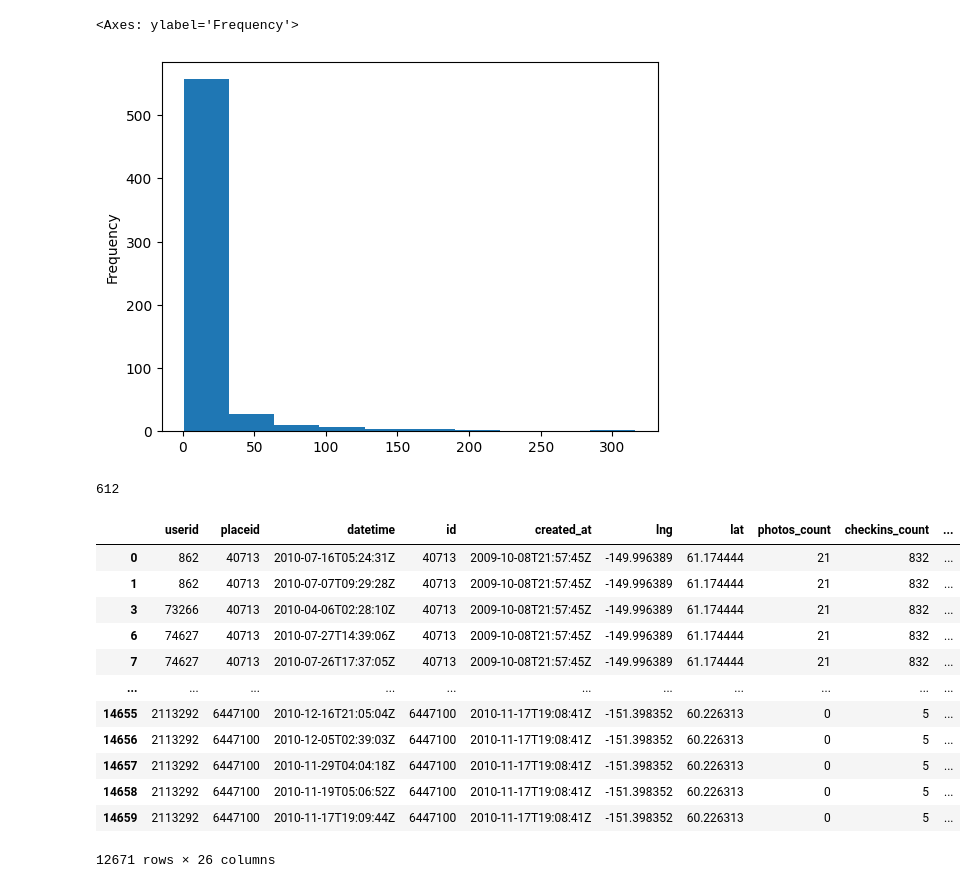
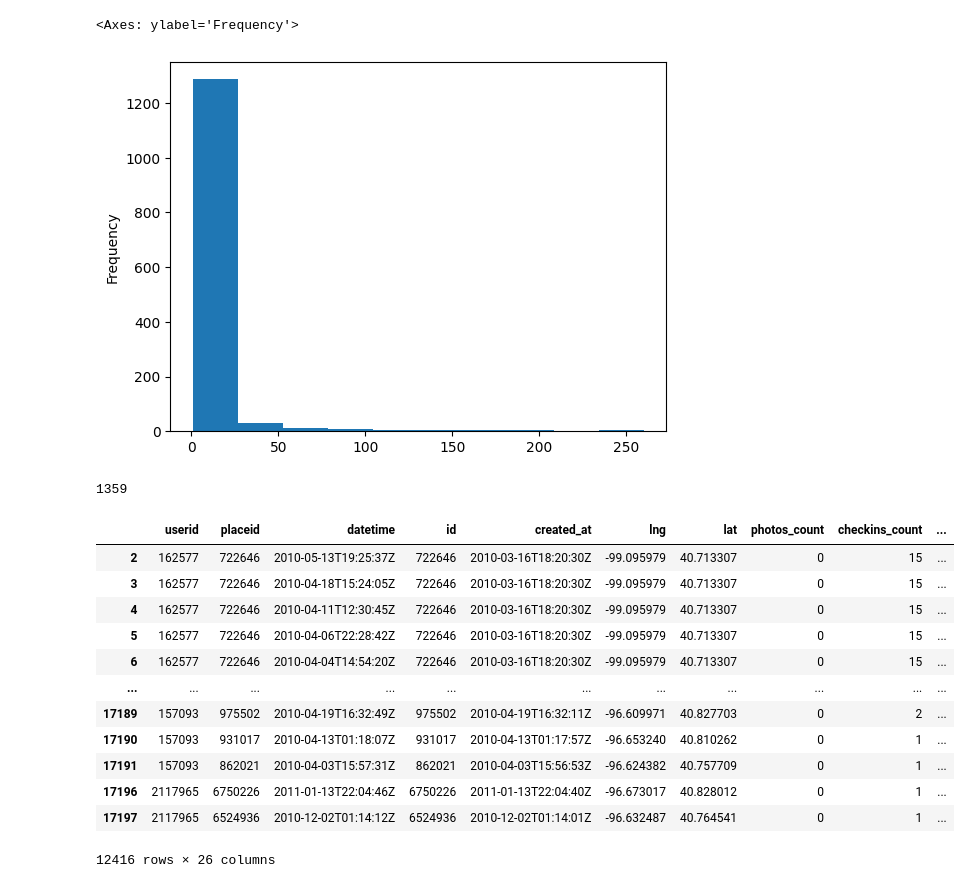
Before and after one commit to alvaroags/LP-BERT, a Jupyter notebook: data/preprocess.ipynb, the cells around one changed output. Cells and saved outputs as stored; diff of their text form; code cells hidden in the pictures.

```diff
--- a/data/preprocess.ipynb
+++ b/data/preprocess.ipynb
@@ -5,7 +5,7 @@ import geopandas
 import shapely
 from matplotlib import pyplot as plt
 # %%
-name_csv = "checkins_Alaska.csv"
+name_csv = "checkins_Nebraska.csv"
 # %%
 df = pd.read_csv("./checkins_separated/"+name_csv)
 # %%
@@ -79,30 +63,30 @@ df
 df.groupby("userid")["rank"].max().plot(kind="hist", bins=10)
 # %% [output]
 <Axes: ylabel='Frequency'>
-[figure, old version]
+[figure, new version]
 # %%
 df["userid"].nunique()
 # %% [output]
-612
+1359
 # %%
 
 train = df.copy()
-train = df[df["userid"].isin((df.groupby("userid")["rank"].max().sort_values(ascending=False).reset_index().query("rank >= 7").userid.tolist()))]
+train = df[df["userid"].isin((df.groupby("userid")["rank"].max().sort_values(ascending=False).reset_index().query("rank >= 13").userid.tolist()))]
 train
 # %% [output]
 |  | userid | placeid | datetime | id | created_at | lng | lat | photos_count | checkins_count | ... |
-| 0 | 862 | 40713 | 2010-07-16T05:24:31Z | 40713 | 2009-10-08T21:57:45Z | -149.996389 | 61.174444 | 21 | 832 | ... |
-| 1 | 862 | 40713 | 2010-07-07T09:29:28Z | 40713 | 2009-10-08T21:57:45Z | -149.996389 | 61.174444 | 21 | 832 | ... |
-| 3 | 73266 | 40713 | 2010-04-06T02:28:10Z | 40713 | 2009-10-08T21:57:45Z | -149.996389 | 61.174444 | 21 | 832 | ... |
-| 6 | 74627 | 40713 | 2010-07-27T14:39:06Z | 40713 | 2009-10-08T21:57:45Z | -149.996389 | 61.174444 | 21 | 832 | ... |
-| 7 | 74627 | 40713 | 2010-07-26T17:37:05Z | 40713 | 2009-10-08T21:57:45Z | -149.996389 | 61.174444 | 21 | 832 | ... |
+| 2 | 162577 | 722646 | 2010-05-13T19:25:37Z | 722646 | 2010-03-16T18:20:30Z | -99.095979 | 40.713307 | 0 | 15 | ... |
+| 3 | 162577 | 722646 | 2010-04-18T15:24:05Z | 722646 | 2010-03-16T18:20:30Z | -99.095979 | 40.713307 | 0 | 15 | ... |
+| 4 | 162577 | 722646 | 2010-04-11T12:30:45Z | 722646 | 2010-03-16T18:20:30Z | -99.095979 | 40.713307 | 0 | 15 | ... |
+| 5 | 162577 | 722646 | 2010-04-06T22:28:42Z | 722646 | 2010-03-16T18:20:30Z | -99.095979 | 40.713307 | 0 | 15 | ... |
+| 6 | 162577 | 722646 | 2010-04-04T14:54:20Z | 722646 | 2010-03-16T18:20:30Z | -99.095979 | 40.713307 | 0 | 15 | ... |
 | ... | ... | ... | ... | ... | ... | ... | ... | ... | ... | ... |
-| 14655 | 2113292 | 6447100 | 2010-12-16T21:05:04Z | 6447100 | 2010-11-17T19:08:41Z | -151.398352 | 60.226313 | 0 | 5 | ... |
-| 14656 | 2113292 | 6447100 | 2010-12-05T02:39:03Z | 6447100 | 2010-11-17T19:08:41Z | -151.398352 | 60.226313 | 0 | 5 | ... |
-| 14657 | 2113292 | 6447100 | 2010-11-29T04:04:18Z | 6447100 | 2010-11-17T19:08:41Z | -151.398352 | 60.226313 | 0 | 5 | ... |
-| 14658 | 2113292 | 6447100 | 2010-11-19T05:06:52Z | 6447100 | 2010-11-17T19:08:41Z | -151.398352 | 60.226313 | 0 | 5 | ... |
-| 14659 | 2113292 | 6447100 | 2010-11-17T19:09:44Z | 6447100 | 2010-11-17T19:08:41Z | -151.398352 | 60.226313 | 0 | 5 | ... |
+| 17189 | 157093 | 975502 | 2010-04-19T16:32:49Z | 975502 | 2010-04-19T16:32:11Z | -96.609971 | 40.827703 | 0 | 2 | ... |
+| 17190 | 157093 | 931017 | 2010-04-13T01:18:07Z | 931017 | 2010-04-13T01:17:57Z | -96.653240 | 40.810262 | 0 | 1 | ... |
+| 17191 | 157093 | 862021 | 2010-04-03T15:57:31Z | 862021 | 2010-04-03T15:56:53Z | -96.624382 | 40.757709 | 0 | 1 | ... |
+| 17196 | 2117965 | 6750226 | 2011-01-13T22:04:46Z | 6750226 | 2011-01-13T22:04:40Z | -96.673017 | 40.828012 | 0 | 1 | ... |
+| 17197 | 2117965 | 6524936 | 2010-12-02T01:14:12Z | 6524936 | 2010-12-02T01:14:01Z | -96.632487 | 40.764541 | 0 | 1 | ... |
-12671 rows × 26 columns
+12416 rows × 26 columns
 # %%
 gdf = geopandas.GeoDataFrame(train, geometry=geopandas.points_from_xy(x=train.lng, y=train.lat))
 # %%
```
Also changed, not shown: parts of 12 cells of this notebook, 9 other files.
